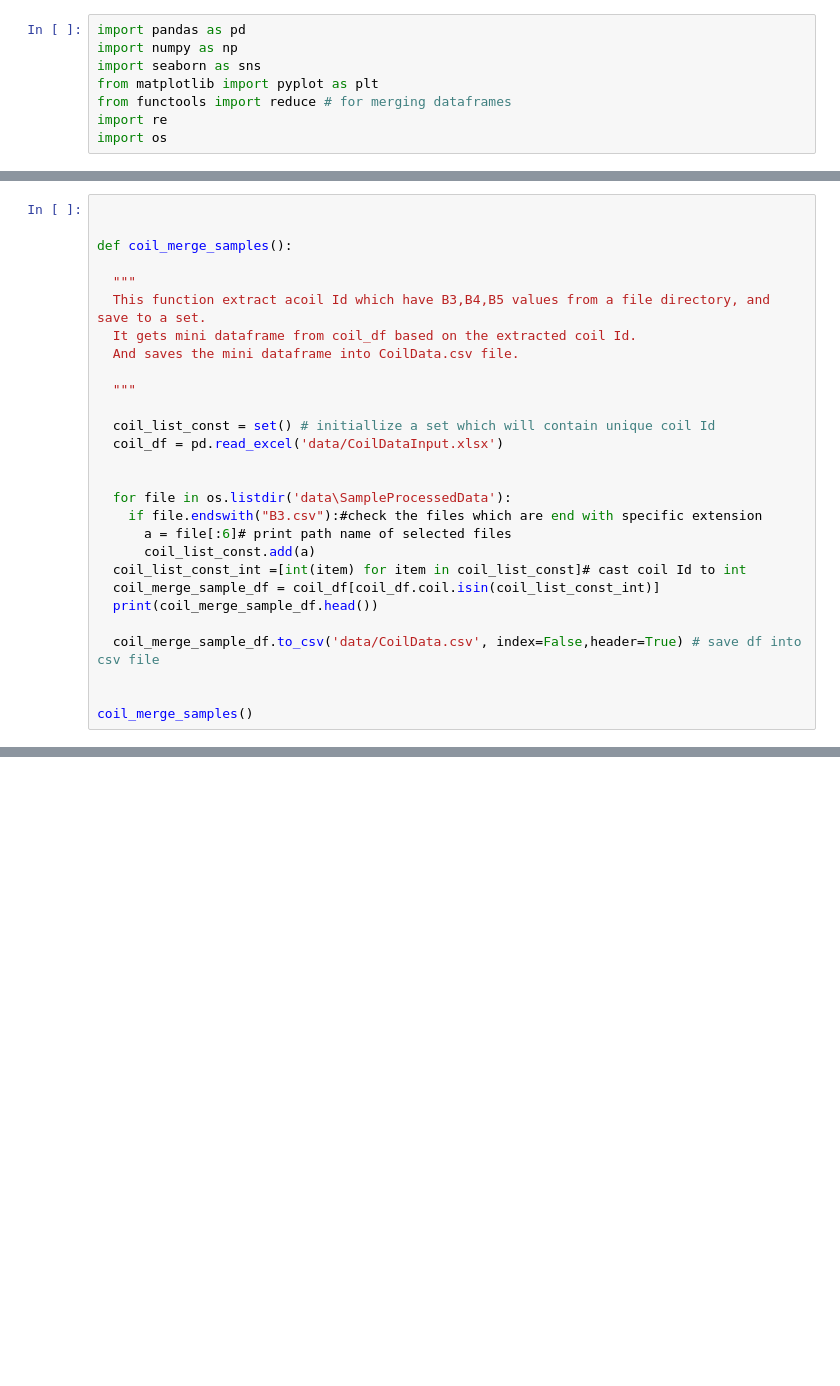
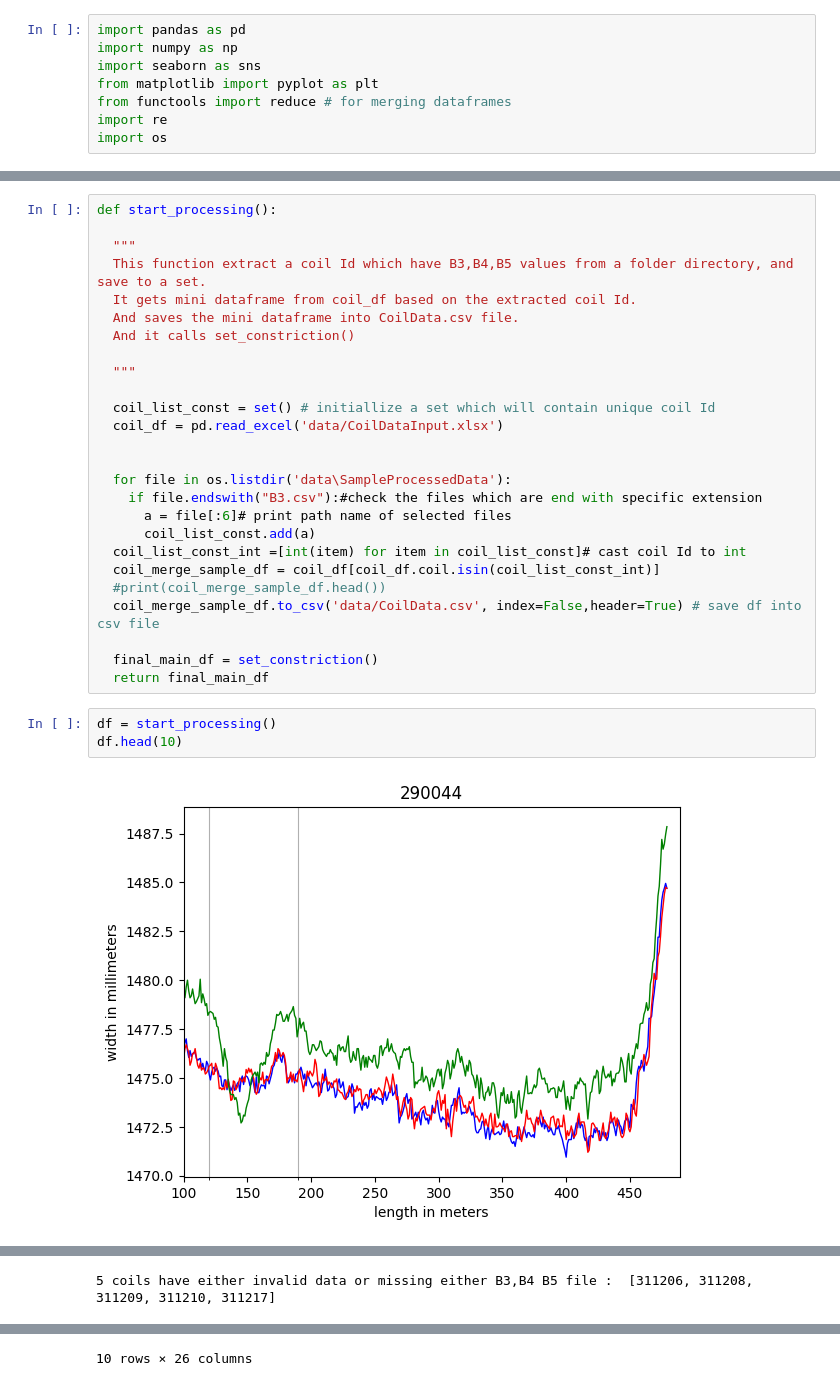
Before and after one commit to AmanuelZeredawit/Anomaly-detection-and-classification, a Jupyter notebook: analysis.ipynb, the cells around one changed output, grey strips where cells are left out. Drawn from its saved outputs; the diff is of its cells as text; blank space fills up the shorter version.

```diff
--- a/analysis.ipynb
+++ b/analysis.ipynb
@@ -193,12 +176,11 @@ See the caveats in the documentation: https://pandas.pydata.org/pandas-docs/stab
 # %%
-
-
-def coil_merge_samples():
+def start_processing():
 
   """
-  This function extract acoil Id which have B3,B4,B5 values from a file directory, and save to a set.
+  This function extract a coil Id which have B3,B4,B5 values from a folder directory, and save to a set.
   It gets mini dataframe from coil_df based on the extracted coil Id.
   And saves the mini dataframe into CoilData.csv file.
+  And it calls set_constriction()
 
   """
 
@@ -212,9 +194,13 @@ def coil_merge_samples():
       coil_list_const.add(a)
   coil_list_const_int =[int(item) for item in coil_list_const]# cast coil Id to int
   coil_merge_sample_df = coil_df[coil_df.coil.isin(coil_list_const_int)]
-  print(coil_merge_sample_df.head())
-
+  #print(coil_merge_sample_df.head())
   coil_merge_sample_df.to_csv('data/CoilData.csv', index=False,header=True) # save df into csv file
 
-
-coil_merge_samples()
+  final_main_df = set_constriction()
+  return final_main_df
+# %%
+df = start_processing()
+df.head(10)
+# %% [output]
+[figure, added]
@@ -220,0 +211 @@ coil_merge_samples()
+5 coils have either invalid data or missing either B3,B4 B5 file :  [311206, 311208, 311209, 311210, 311217]
@@ -220,0 +223 @@ coil_merge_samples()
+10 rows × 26 columns
```
Also changed, not shown: parts of 7 cells of this notebook.
